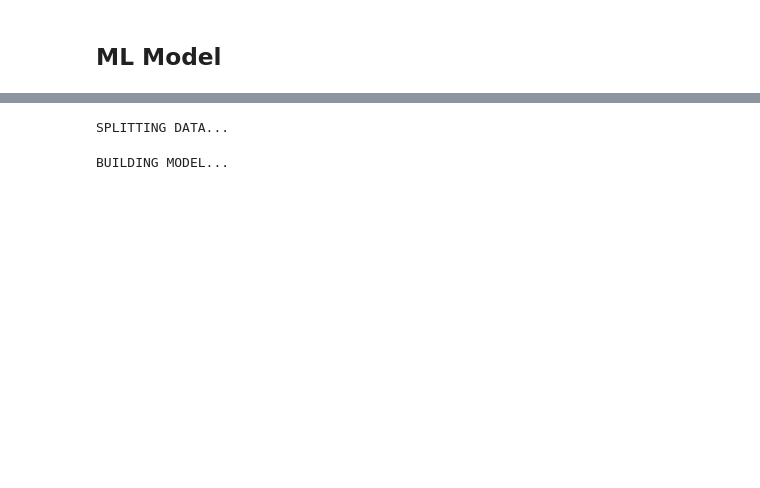
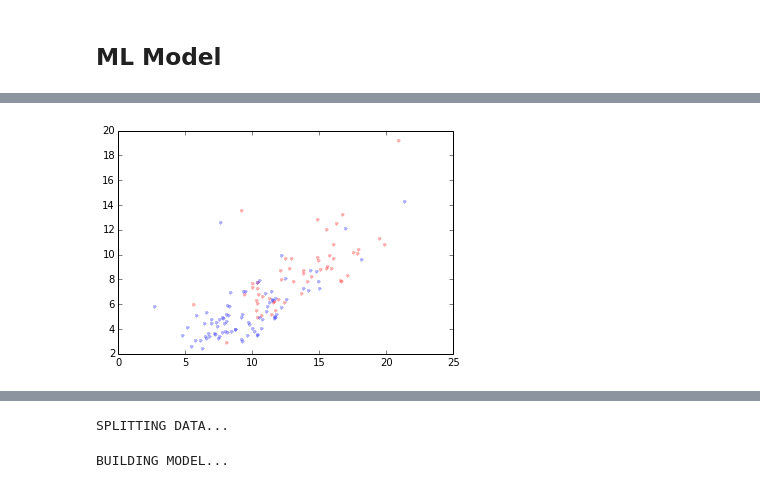
Before and after one commit to rjesteban/defensive-play-classifier, a Jupyter notebook: ML Model.ipynb, the cells around one changed output, grey strips where cells are left out. Cells and saved outputs as stored; diff of their text form; code cells hidden in the pictures; blank space fills up the shorter version.

```diff
--- a/ML Model.ipynb
+++ b/ML Model.ipynb
@@ -55,6 +66,9 @@ ValueError: matrix must be 2-dimensional
 # %%
 zone_dtw = [dtw[index] for index, value in enumerate(y) if value == -1]
 man_dtw = [dtw[index] for index, value in enumerate(y) if value == 1]
+
+zone_canon = [canon[index] for index, value in enumerate(y) if value == -1]
+man_canon = [canon[index] for index, value in enumerate(y) if value == 1]
 
 zone_dist = [dist[index] for index, value in enumerate(y) if value == -1]
 man_dist = [dist[index] for index, value in enumerate(y) if value == 1]
@@ -72,0 +114,12 @@ ValueError: x and y must have same first dimension
+# %%
+import matplotlib.pyplot as plt
+%matplotlib inline
+plt.plot(np.median(zone_dist, axis=1), np.mean(zone_canon, axis=1), 'r.', alpha=0.3)
+plt.plot(np.median(man_dist, axis=1), np.mean(man_canon, axis=1), 'b.', alpha=0.3)
+
+#plt.plot(np.mean(zone_canon, axis=1)[:45], [1 for i in zone_entp][:45], 'ro', alpha=0.1)
+#plt.plot(np.mean(man_canon, axis=1)[:45], [1.1 for i in man_entp][:45], 'bo', alpha=0.1)
+# plt.ylim((-1,3))
+plt.show()
+# %% [output]
+[figure, added]
```
Also changed, not shown: parts of 11 cells of this notebook.
